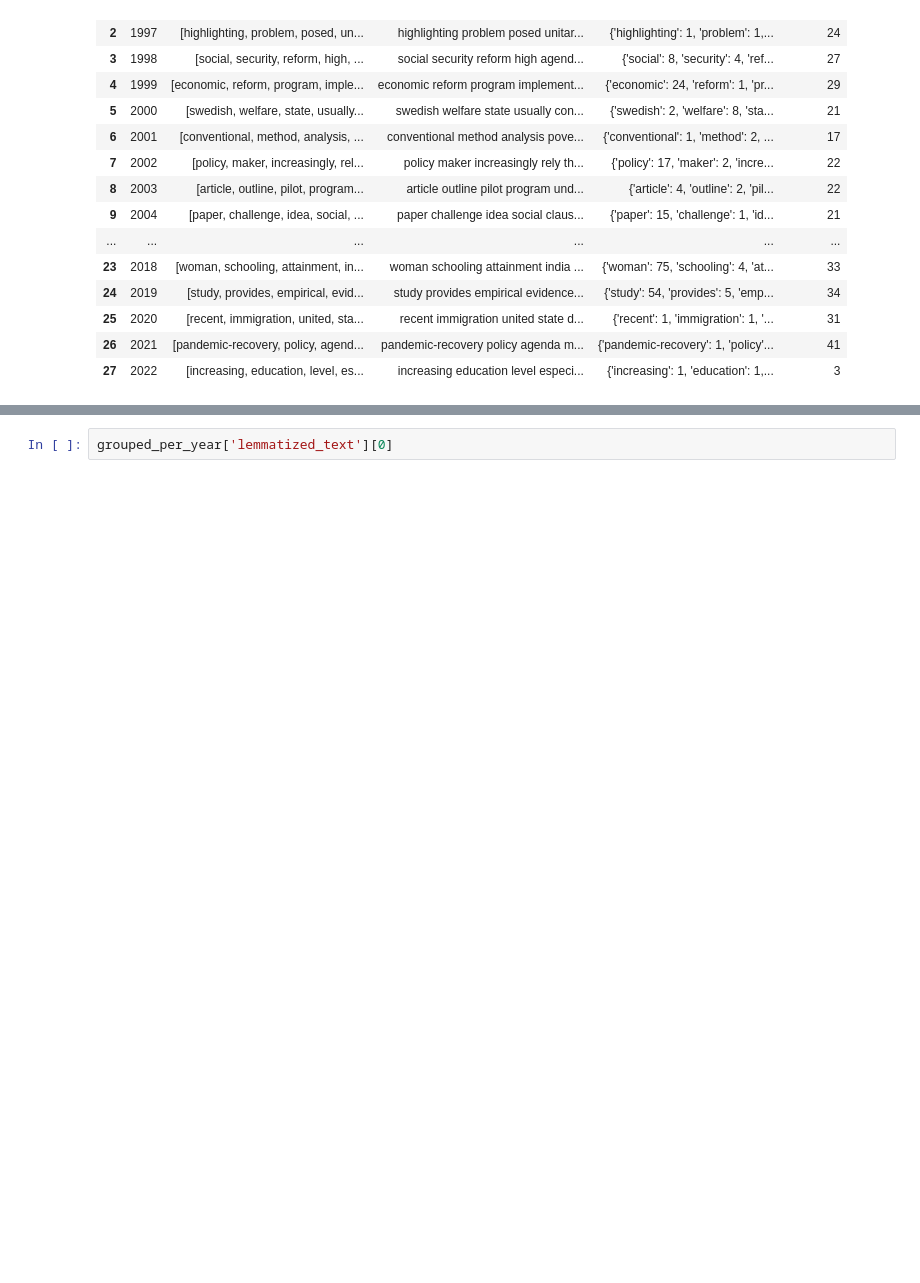
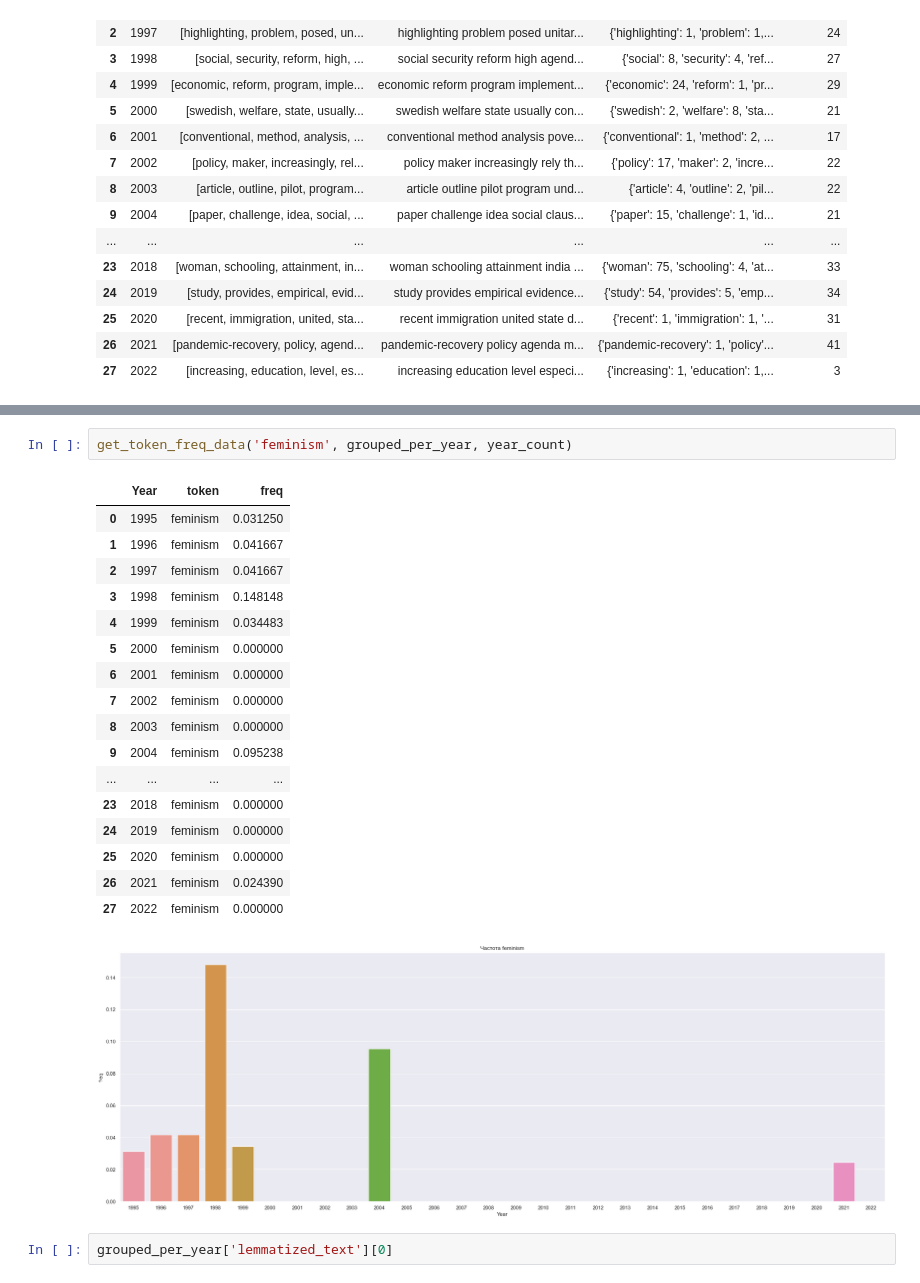
Before and after one commit to profrebrey/bibliometric_analysis, a Jupyter notebook: Biblimetric Analysis, Feminist Economics.ipynb, the cells around one changed output, grey strips where cells are left out. Saved outputs shown, nothing was run; the diff lists cells and outputs as text; blank space fills up the shorter version.

```diff
--- a/Biblimetric Analysis, Feminist Economics.ipynb
+++ b/Biblimetric Analysis, Feminist Economics.ipynb
@@ -718,3 +763,24 @@ get_token_freq_data('gender', grouped_per_year, year_count)
+# %%
+get_token_freq_data('feminism', grouped_per_year, year_count)
+# %% [output]
+|  | Year | token | freq |
+| 0 | 1995 | feminism | 0.031250 |
+| 1 | 1996 | feminism | 0.041667 |
+| 2 | 1997 | feminism | 0.041667 |
+| 3 | 1998 | feminism | 0.148148 |
+| 4 | 1999 | feminism | 0.034483 |
+| 5 | 2000 | feminism | 0.000000 |
+| 6 | 2001 | feminism | 0.000000 |
+| 7 | 2002 | feminism | 0.000000 |
+| 8 | 2003 | feminism | 0.000000 |
+| 9 | 2004 | feminism | 0.095238 |
+| ... | ... | ... | ... |
+| 23 | 2018 | feminism | 0.000000 |
+| 24 | 2019 | feminism | 0.000000 |
+| 25 | 2020 | feminism | 0.000000 |
+| 26 | 2021 | feminism | 0.024390 |
+| 27 | 2022 | feminism | 0.000000 |
+[figure, added]
 # %%
 grouped_per_year['lemmatized_text'][0]
 # %% [output]
```
Also changed, not shown: parts of 86 cells of this notebook.
